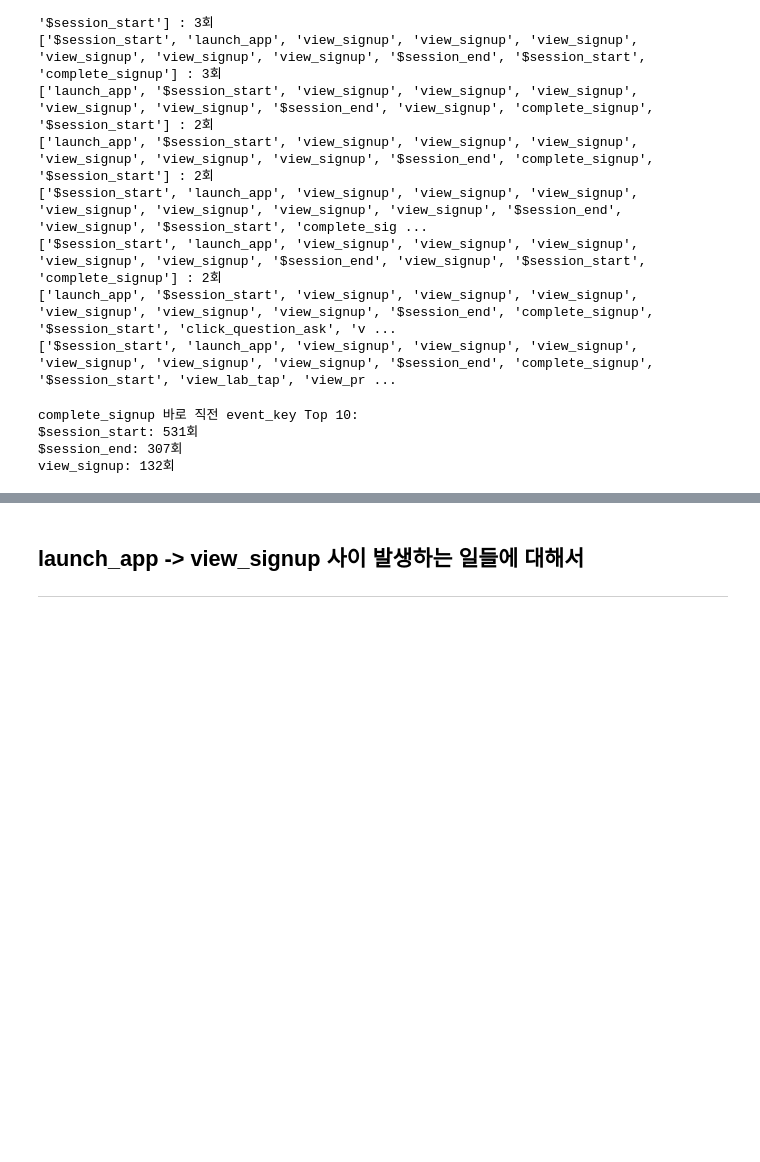
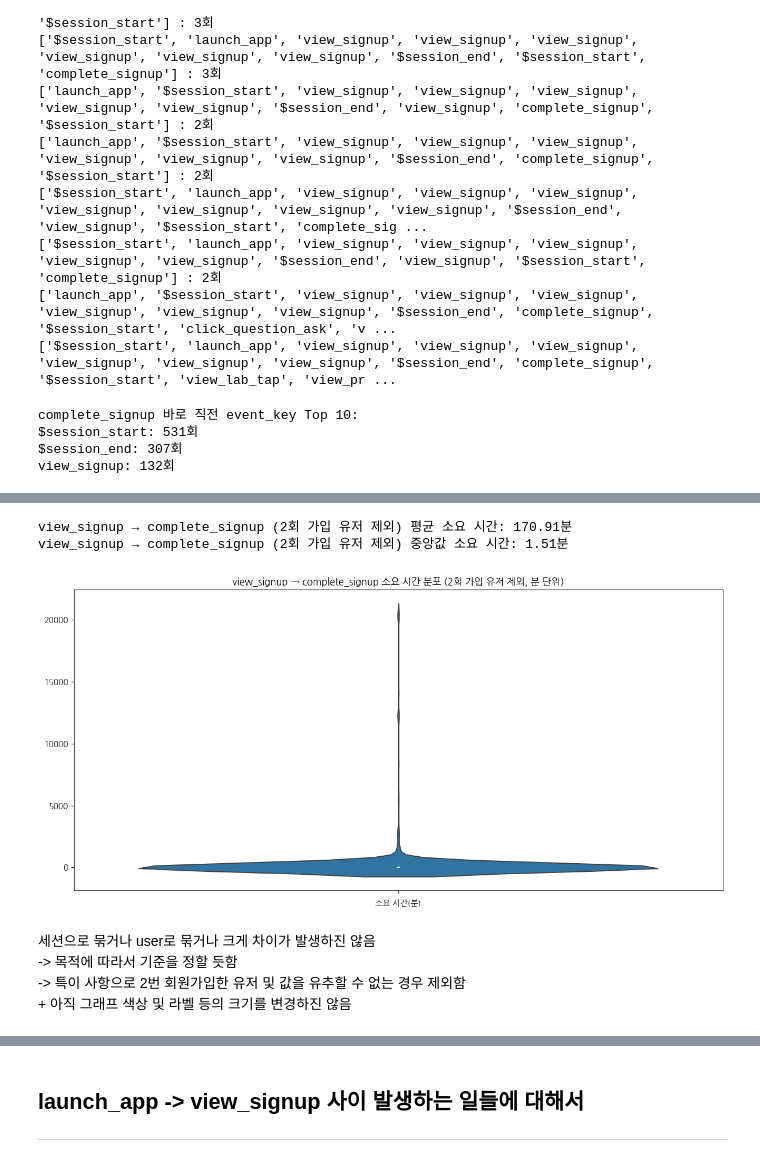
Before and after one commit to seung127/codeit_project, a Jupyter notebook: codeit-project-docker/notebooks/search_for_acquisition.ipynb, the cells around one changed output, grey strips where cells are left out. Drawn from its saved outputs; the diff is of its cells as text; code cells hidden in the pictures; blank space fills up the shorter version.

```diff
--- a/codeit-project-docker/notebooks/search_for_acquisition.ipynb
+++ b/codeit-project-docker/notebooks/search_for_acquisition.ipynb
@@ -844,0 +1001,50 @@ view_signup: 132회
+# %%
+# 2번 회원가입한 유저 제외 (user_id: '1579289', '1579831')
+exclude_user_ids = ['1579289', '1579831']
+
+# 제외 대상이 아닌 user_id만 추출
+filtered_user_ids = [uid for uid in signup_user_ids if uid not in exclude_user_ids]
+
+# 해당 user_id의 모든 이벤트 추출
+filtered_events = signup_users_all_events[signup_users_all_events['user_id'].isin(filtered_user_ids)].copy()
+
+# user_id별로 view_signup과 complete_signup 시간 차이 계산
+def get_view_signup_to_complete_signup_time(df):
+    df_sorted = df.sort_values('event_datetime')
+    view_signup_times = df_sorted.loc[df_sorted['event_key'] == 'view_signup', 'event_datetime']
+    complete_signup_times = df_sorted.loc[df_sorted['event_key'] == 'complete_signup', 'event_datetime']
+    if view_signup_times.empty or complete_signup_times.empty:
+        return np.nan
+    first_view_signup = view_signup_times.iloc[0]
+    first_complete_signup = complete_signup_times.iloc[0]
+    if first_view_signup < first_complete_signup:
+        return (first_complete_signup - first_view_signup).total_seconds() / 60  # 분 단위
+    else:
+        return np.nan
+
+filtered_time_diffs = (
+    filtered_events.groupby('user_id')
+    .apply(get_view_signup_to_complete_signup_time)
+    .dropna()
+)
+
+mean_diff = filtered_time_diffs.mean()
+median_diff = filtered_time_diffs.median()
+print(f"view_signup → complete_signup (2회 가입 유저 제외) 평균 소요 시간: {mean_diff:.2f}분")
+print(f"view_signup → complete_signup (2회 가입 유저 제외) 중앙값 소요 시간: {median_diff:.2f}분")
+
+plt.figure(figsize=(12, 6))
+sns.violinplot(data=filtered_time_diffs)
+plt.title('view_signup → complete_signup 소요 시간 분포 (2회 가입 유저 제외, 분 단위)')
+plt.xlabel('소요 시간(분)')
+plt.tight_layout()
+plt.show()
+# %% [output]
+view_signup → complete_signup (2회 가입 유저 제외) 평균 소요 시간: 170.91분
+view_signup → complete_signup (2회 가입 유저 제외) 중앙값 소요 시간: 1.51분
+[figure, added]
+# %% [markdown]
+세션으로 묶거나 user로 묶거나 크게 차이가 발생하진 않음
+-> 목적에 따라서 기준을 정할 듯함
+-> 특이 사항으로 2번 회원가입한 유저 및 값을 유추할 수 없는 경우 제외함
+    + 아직 그래프 색상 및 라벨 등의 크기를 변경하진 않음
```
Also changed, not shown: parts of 20 cells of this notebook, 1 other file.
